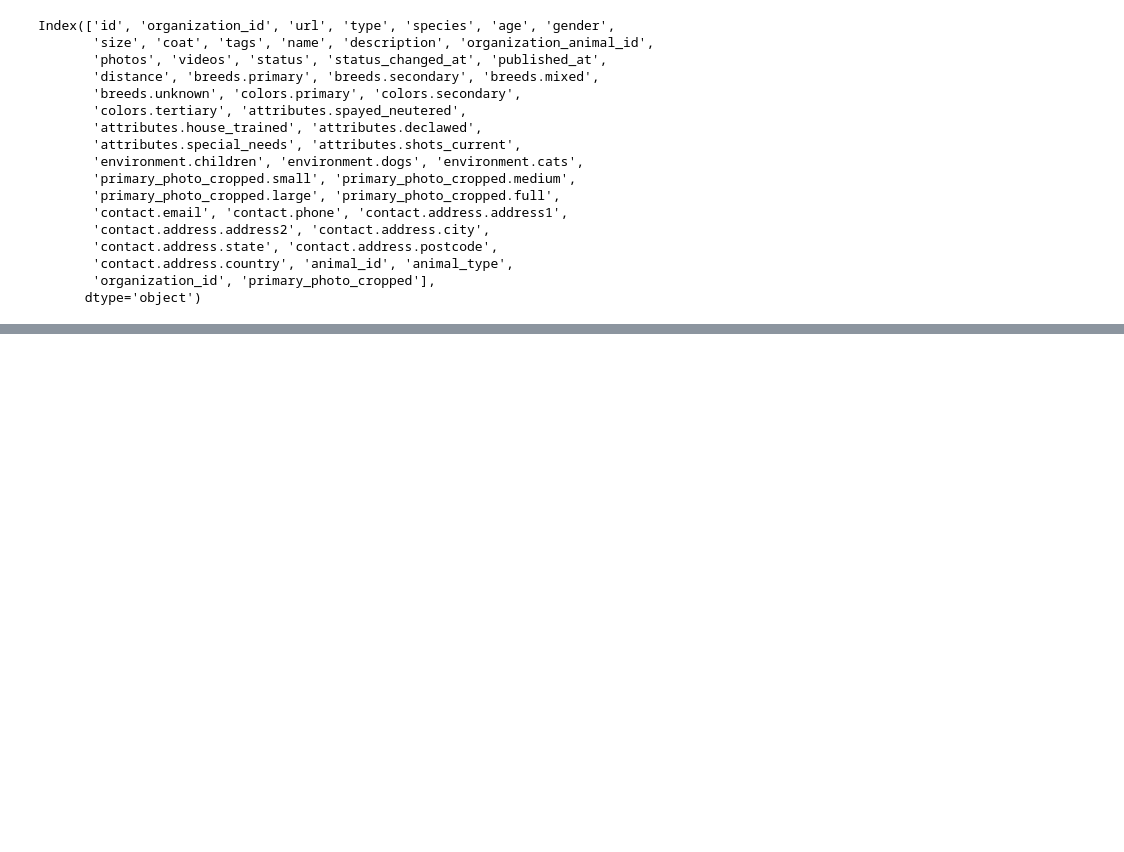
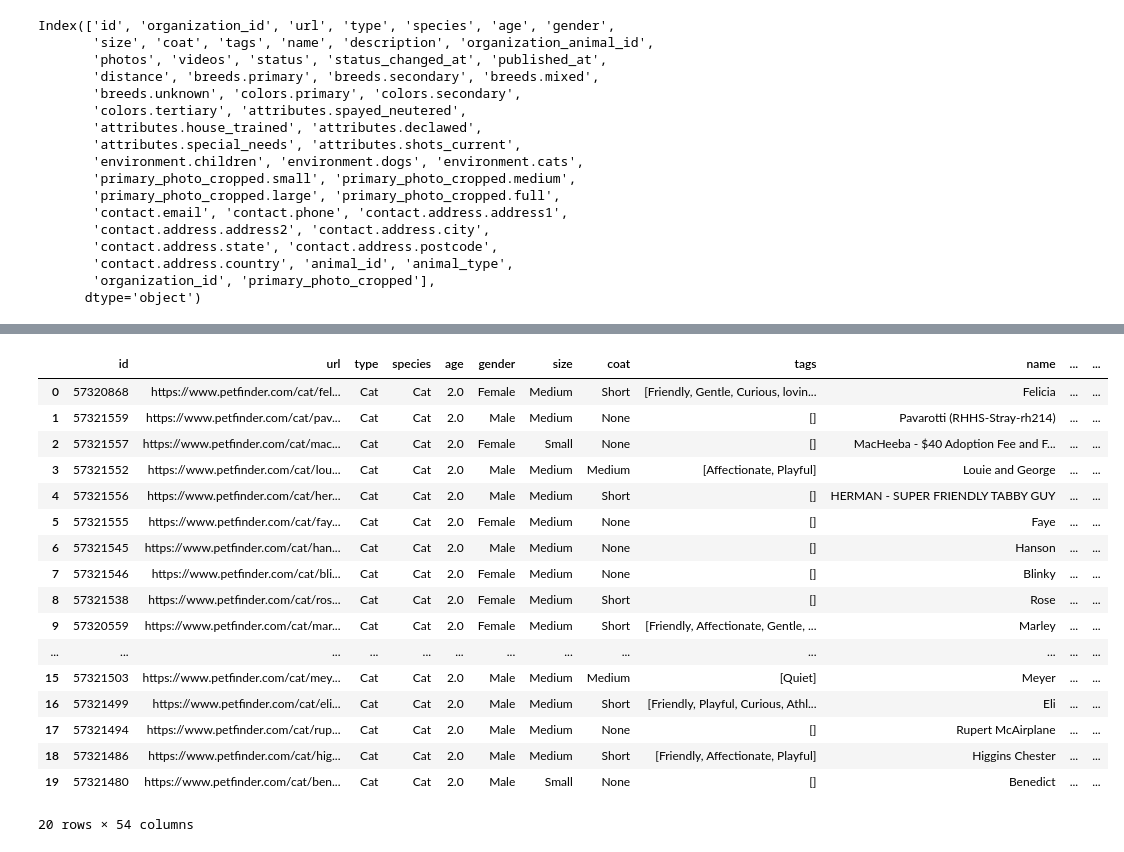
Before and after one commit to hbarabash/findapet, a Jupyter notebook: backend/findpets.ipynb, the cells around one changed output, grey strips where cells are left out. Drawn from its saved outputs; the diff is of its cells as text; code cells hidden in the pictures; blank space fills up the shorter version.

```diff
--- a/backend/findpets.ipynb
+++ b/backend/findpets.ipynb
@@ -56,0 +165,41 @@ Index(['id', 'organization_id', 'url', 'type', 'species', 'age', 'gender',
+# %%
+df = cats_df
+
+ages = {'Baby': 0, 'Young': 1, 'Adult': 2, 'Senior': 3}
+modeldf = df
+modeldf["attributes.spayed_neutered"] = modeldf["attributes.spayed_neutered"].fillna("unknown")
+modeldf['SexuponOutcome'] =  modeldf['gender'].astype(str) +"-"+ modeldf["attributes.spayed_neutered"].astype(str)
+modeldf['year'] =  date.today().year
+modeldf['month'] =  date.today().month
+modeldf['day'] =  date.today().weekday()
+modeldf['age'] = modeldf['age'].map(ages)
+modeldf['age'] = modeldf['age'].fillna(2)
+modeldf["colors.primary"] = modeldf["colors.primary"].fillna("unknown")
+modeldf['SexuponOutcome_Unknown'] = modeldf['gender'].apply(lambda x: 0)
+modeldf = modeldf[["breeds.primary", "SexuponOutcome", "SexuponOutcome_Unknown", "year", "month", "day", "age", "colors.primary", "name"]]
+le = preprocessing.LabelEncoder()
+modeldf['colors.primary'] = le.fit_transform(modeldf['colors.primary'])
+modeldf = pd.get_dummies(data=modeldf, columns=['SexuponOutcome'])
+
+modeldf['name'] = modeldf['name'].apply(lambda x: 0 if (x is np.nan) else (2 if (x in (cattopnames)) else 1))
+modeldf['breeds.primary'] = modeldf['breeds.primary'].apply(lambda x: 1 if (x in cattopbreeds) else 0)
+
+# rename and reorder columns
+modeldf = modeldf.rename(columns={"name": "Name", "breeds.primary": "Breed", "colors.primary": "Color", "SexuponOutcome_Female-True": "SexuponOutcome_Spayed Female",
+"SexuponOutcome_Female-False": "SexuponOutcome_Intact Female", "SexuponOutcome_Male-True": "SexuponOutcome_Neutered Male", "SexuponOutcome_Male-False": "SexuponOutcome_Intact Male",
+"age": "AgeuponOutcome", "day": "weekday"})
+
+modeldf = modeldf[['Name', 'AgeuponOutcome', 'Breed', 'Color', 'SexuponOutcome_Intact Female', 'SexuponOutcome_Intact Male', 'SexuponOutcome_Neutered Male',
+'SexuponOutcome_Spayed Female', 'SexuponOutcome_Unknown', 'weekday', 'year', 'month']]
+#normalizing data
+MinMaxScaler = preprocessing.MinMaxScaler()
+X_data_minmax = MinMaxScaler.fit_transform(modeldf)
+modeldf = pd.DataFrame(X_data_minmax,columns=modeldf.columns)
+loaded_model = pickle.load(open('cats_rf.pkl', 'rb'))
+query = modeldf
+query_pred = loaded_model.predict(query)
+df["predicted_outcome"] = query_pred.tolist()
+
+#query_pred
+cats_json = df.to_json(orient='records')
+#print(cats_json)
@@ -56,0 +217,21 @@ Index(['id', 'organization_id', 'url', 'type', 'species', 'age', 'gender',
+# %%
+df
+# %% [output]
+|  | id | url | type | species | age | gender | size | coat | tags | name | ... | ... |
+| 0 | 57320868 | https://www.petfinder.com/cat/fel... | Cat | Cat | 2.0 | Female | Medium | Short | [Friendly, Gentle, Curious, lovin... | Felicia | ... | ... |
+| 1 | 57321559 | https://www.petfinder.com/cat/pav... | Cat | Cat | 2.0 | Male | Medium | None | [] | Pavarotti (RHHS-Stray-rh214) | ... | ... |
+| 2 | 57321557 | https://www.petfinder.com/cat/mac... | Cat | Cat | 2.0 | Female | Small | None | [] | MacHeeba - $40 Adoption Fee and F... | ... | ... |
+| 3 | 57321552 | https://www.petfinder.com/cat/lou... | Cat | Cat | 2.0 | Male | Medium | Medium | [Affectionate, Playful] | Louie and George | ... | ... |
+| 4 | 57321556 | https://www.petfinder.com/cat/her... | Cat | Cat | 2.0 | Male | Medium | Short | [] | HERMAN - SUPER FRIENDLY TABBY GUY | ... | ... |
+| 5 | 57321555 | https://www.petfinder.com/cat/fay... | Cat | Cat | 2.0 | Female | Medium | None | [] | Faye | ... | ... |
+| 6 | 57321545 | https://www.petfinder.com/cat/han... | Cat | Cat | 2.0 | Male | Medium | None | [] | Hanson | ... | ... |
+| 7 | 57321546 | https://www.petfinder.com/cat/bli... | Cat | Cat | 2.0 | Female | Medium | None | [] | Blinky | ... | ... |
+| 8 | 57321538 | https://www.petfinder.com/cat/ros... | Cat | Cat | 2.0 | Female | Medium | Short | [] | Rose | ... | ... |
+| 9 | 57320559 | https://www.petfinder.com/cat/mar... | Cat | Cat | 2.0 | Female | Medium | Short | [Friendly, Affectionate, Gentle, ... | Marley | ... | ... |
+| ... | ... | ... | ... | ... | ... | ... | ... | ... | ... | ... | ... | ... |
+| 15 | 57321503 | https://www.petfinder.com/cat/mey... | Cat | Cat | 2.0 | Male | Medium | Medium | [Quiet] | Meyer | ... | ... |
+| 16 | 57321499 | https://www.petfinder.com/cat/eli... | Cat | Cat | 2.0 | Male | Medium | Short | [Friendly, Playful, Curious, Athl... | Eli | ... | ... |
+| 17 | 57321494 | https://www.petfinder.com/cat/rup... | Cat | Cat | 2.0 | Male | Medium | None | [] | Rupert McAirplane | ... | ... |
+| 18 | 57321486 | https://www.petfinder.com/cat/hig... | Cat | Cat | 2.0 | Male | Medium | Short | [Friendly, Affectionate, Playful] | Higgins Chester | ... | ... |
+| 19 | 57321480 | https://www.petfinder.com/cat/ben... | Cat | Cat | 2.0 | Male | Small | None | [] | Benedict | ... | ... |
+20 rows × 54 columns
```
Also changed, not shown: parts of 6 cells of this notebook, 16 other files.
